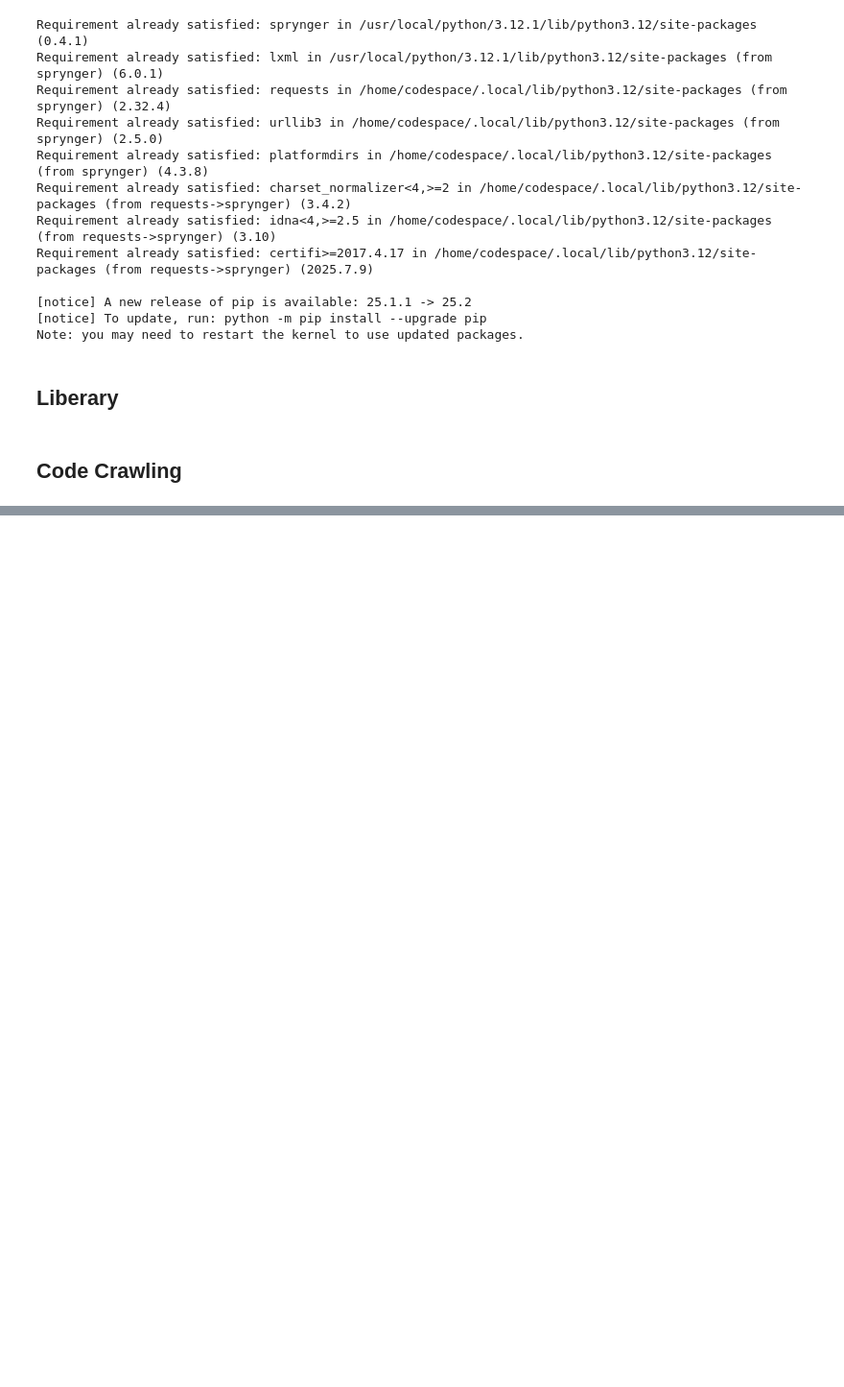
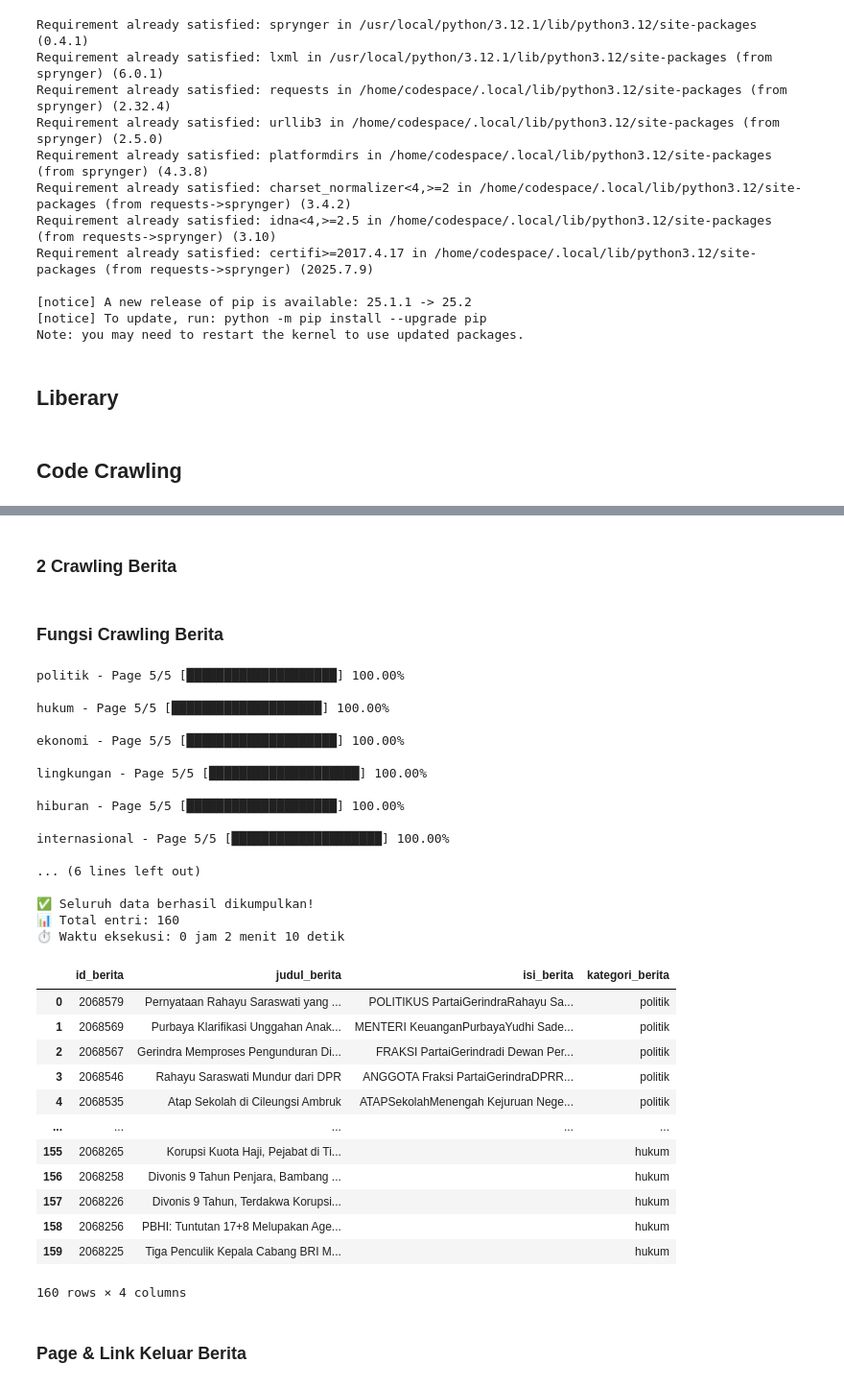
Before and after one commit to andre22-028/PPW, a Jupyter notebook: _sources/crawling.ipynb, the cells around one changed output, grey strips where cells are left out. Shown at 96% size. Saved outputs shown, nothing was run; the diff lists cells and outputs as text; code cells hidden in the pictures; blank space fills up the shorter version.

```diff
--- a/_sources/crawling.ipynb
+++ b/_sources/crawling.ipynb
@@ -94,0 +116,2 @@ print("✅ Semua hasil sudah disimpan ke crawlinghasil.csv")
+# %%
+BASE_URL = "https://pta.trunojoyo.ac.id/c_search/byprod"
@@ -94,0 +141,9 @@ print("✅ Semua hasil sudah disimpan ke crawlinghasil.csv")
+# %%
+def print_progress(prodi_id, prodi, current_page, total_page, bar_length=20):
+    progress = (current_page / total_page) * 100
+    filled_length = int(bar_length * current_page // total_page)
+    bar = "█" * filled_length + "-" * (bar_length - filled_length)
+    sys.stdout.write(
+        f"\r[{prodi_id}] {prodi} - Page {current_page}/{total_page} [{bar}] {progress:.2f}%"
+    )
+    sys.stdout.flush()
@@ -94,0 +495,29 @@ print("✅ Semua hasil sudah disimpan ke crawlinghasil.csv")
+# %% [markdown]
+### 2 Crawling Berita
+# %%
+# Fungsi progress bar manual
+def print_progress(kategori, current_page, total_pages):
+    percent = (current_page / total_pages) * 100
+    bar_length = 20
+    filled_length = int(bar_length * current_page // total_pages)
+    bar = '█' * filled_length + '-' * (bar_length - filled_length)
+    sys.stdout.write(f'\r{kategori} - Page {current_page}/{total_pages} [{bar}] {percent:.2f}%')
+    sys.stdout.flush()
+    if current_page == total_pages:
+        sys.stdout.write('\n\n')
+# %%
+# Fungsi untuk ambil konten artikel
+def get_article_content(url):
+    r = requests.get(url, headers={"User-Agent": "Mozilla/5.0"})
+    soup = BeautifulSoup(r.text, "html.parser")
+
+    paragraphs = []
+    content_divs = soup.find_all("div", id="content-wrapper")
+    for div in content_divs:
+        for p in div.find_all("p"):
+            text = p.get_text(strip=True)
+            if text and not text.lower().startswith("baca juga"):
+                paragraphs.append(text)
+    return " ".join(paragraphs)
+# %% [markdown]
+### Fungsi Crawling Berita
@@ -94,0 +579,35 @@ print("✅ Semua hasil sudah disimpan ke crawlinghasil.csv")
+# %%
+berita(categories, pages_per_category=5)
+# %% [output]
+politik - Page 5/5 [████████████████████] 100.00%
+
+hukum - Page 5/5 [████████████████████] 100.00%
+
+ekonomi - Page 5/5 [████████████████████] 100.00%
+
+lingkungan - Page 5/5 [████████████████████] 100.00%
+
+hiburan - Page 5/5 [████████████████████] 100.00%
+
+internasional - Page 5/5 [████████████████████] 100.00%
+
+... (6 lines left out)
+
+✅ Seluruh data berhasil dikumpulkan!
+📊 Total entri: 160
+⏱️ Waktu eksekusi: 0 jam 2 menit 10 detik
+|  | id_berita | judul_berita | isi_berita | kategori_berita |
+| 0 | 2068579 | Pernyataan Rahayu Saraswati yang ... | POLITIKUS PartaiGerindraRahayu Sa... | politik |
+| 1 | 2068569 | Purbaya Klarifikasi Unggahan Anak... | MENTERI KeuanganPurbayaYudhi Sade... | politik |
+| 2 | 2068567 | Gerindra Memproses Pengunduran Di... | FRAKSI PartaiGerindradi Dewan Per... | politik |
+| 3 | 2068546 | Rahayu Saraswati Mundur dari DPR | ANGGOTA Fraksi PartaiGerindraDPRR... | politik |
+| 4 | 2068535 | Atap Sekolah di Cileungsi Ambruk | ATAPSekolahMenengah Kejuruan Nege... | politik |
+| ... | ... | ... | ... | ... |
+| 155 | 2068265 | Korupsi Kuota Haji, Pejabat di Ti... |  | hukum |
+| 156 | 2068258 | Divonis 9 Tahun Penjara, Bambang ... |  | hukum |
+| 157 | 2068226 | Divonis 9 Tahun, Terdakwa Korupsi... |  | hukum |
+| 158 | 2068256 | PBHI: Tuntutan 17+8 Melupakan Age... |  | hukum |
+| 159 | 2068225 | Tiga Penculik Kepala Cabang BRI M... |  | hukum |
+160 rows × 4 columns
+# %% [markdown]
+### Page & Link Keluar Berita
```
Also changed, not shown: parts of 20 cells of this notebook, 3 other files.
